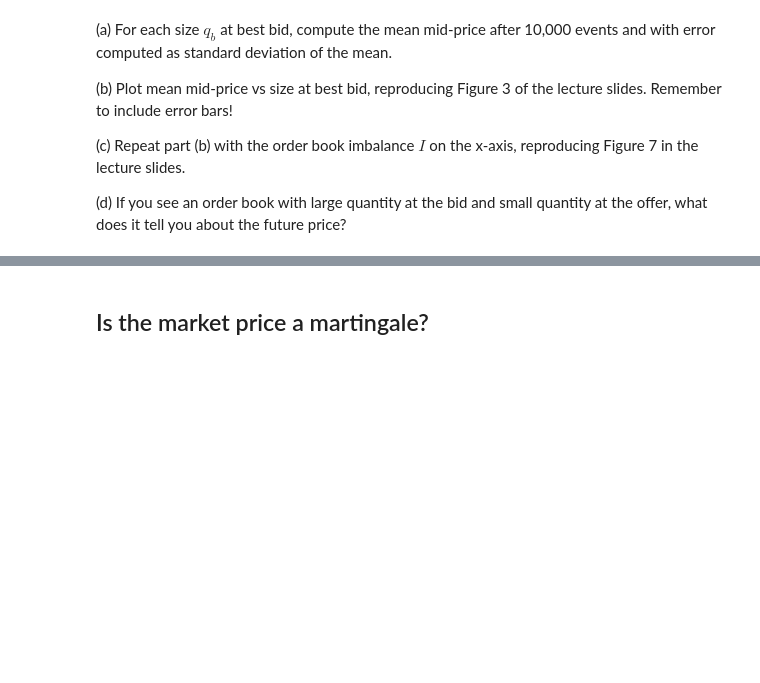
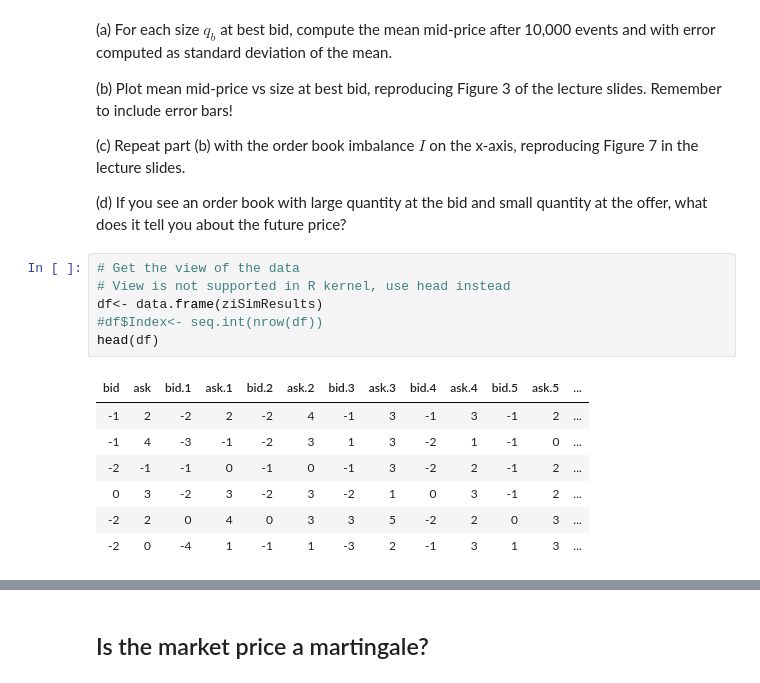
Before and after one commit to noisyoscillator/MTH9879_Market_Microstructure, a Jupyter notebook: 9879HW01_Hongchao_Pan.ipynb, the cells around one changed output, grey strips where cells are left out. Drawn from its saved outputs; the diff is of its cells as text; blank space fills up the shorter version.

```diff
--- a/9879HW01_Hongchao_Pan.ipynb
+++ b/9879HW01_Hongchao_Pan.ipynb
@@ -254,3 +259,17 @@ Remember to include error bars!
 
 
 (d) If you see an order book with large quantity at the bid and small quantity at the offer, what does it tell you about the future price?
+# %%
+# Get the view of the data
+# View is not supported in R kernel, use head instead
+df<- data.frame(ziSimResults)
+#df$Index<- seq.int(nrow(df))
+head(df)
+# %% [output]
+| bid | ask | bid.1 | ask.1 | bid.2 | ask.2 | bid.3 | ask.3 | bid.4 | ask.4 | bid.5 | ask.5 | ... |
+| -1 | 2 | -2 | 2 | -2 | 4 | -1 | 3 | -1 | 3 | -1 | 2 | ... |
+| -1 | 4 | -3 | -1 | -2 | 3 | 1 | 3 | -2 | 1 | -1 | 0 | ... |
+| -2 | -1 | -1 | 0 | -1 | 0 | -1 | 3 | -2 | 2 | -1 | 2 | ... |
+| 0 | 3 | -2 | 3 | -2 | 3 | -2 | 1 | 0 | 3 | -1 | 2 | ... |
+| -2 | 2 | 0 | 4 | 0 | 3 | 3 | 5 | -2 | 2 | 0 | 3 | ... |
+| -2 | 0 | -4 | 1 | -1 | 1 | -3 | 2 | -1 | 3 | 1 | 3 | ... |
```
Also changed, not shown: parts of 17 cells of this notebook, 2 other files.
